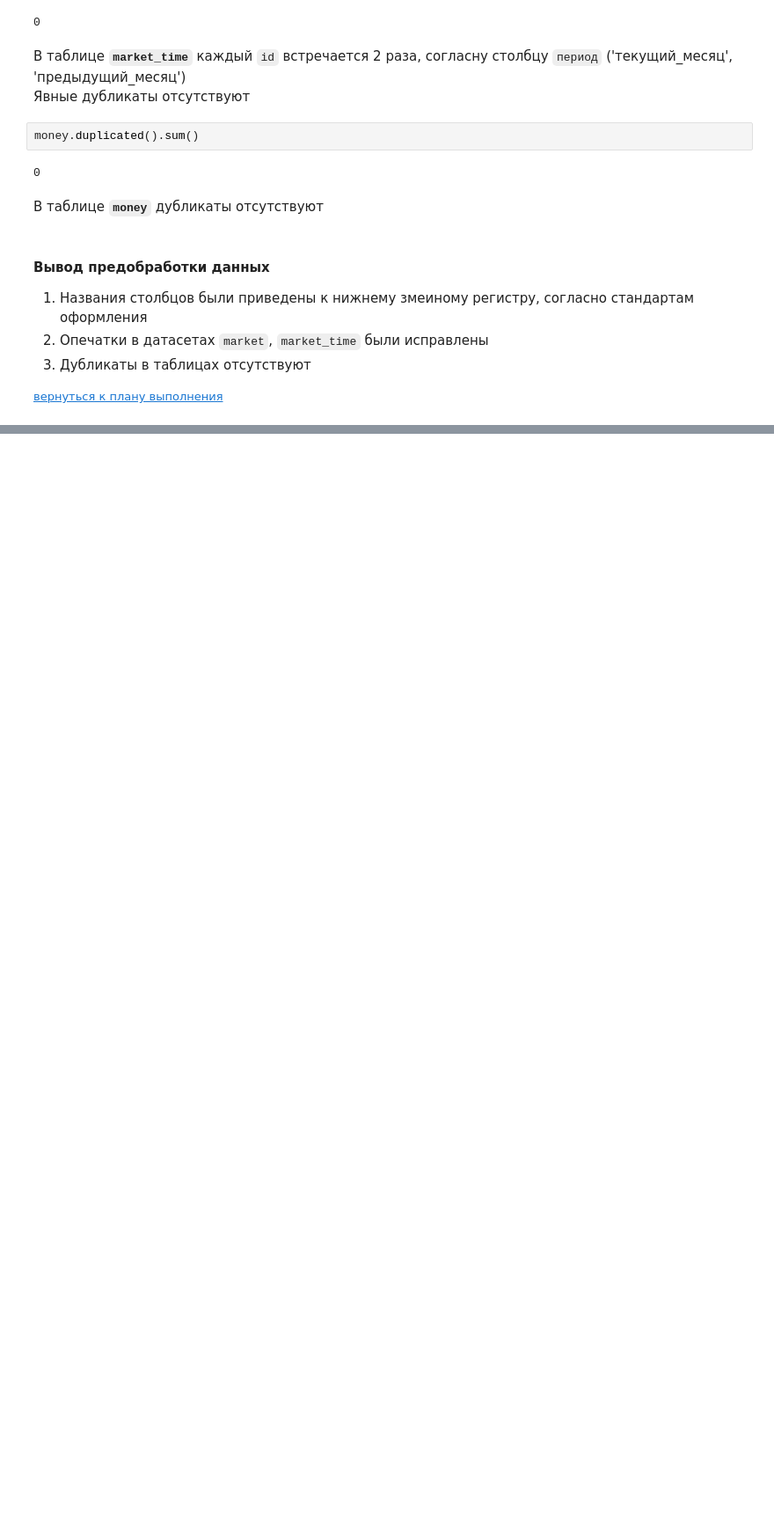
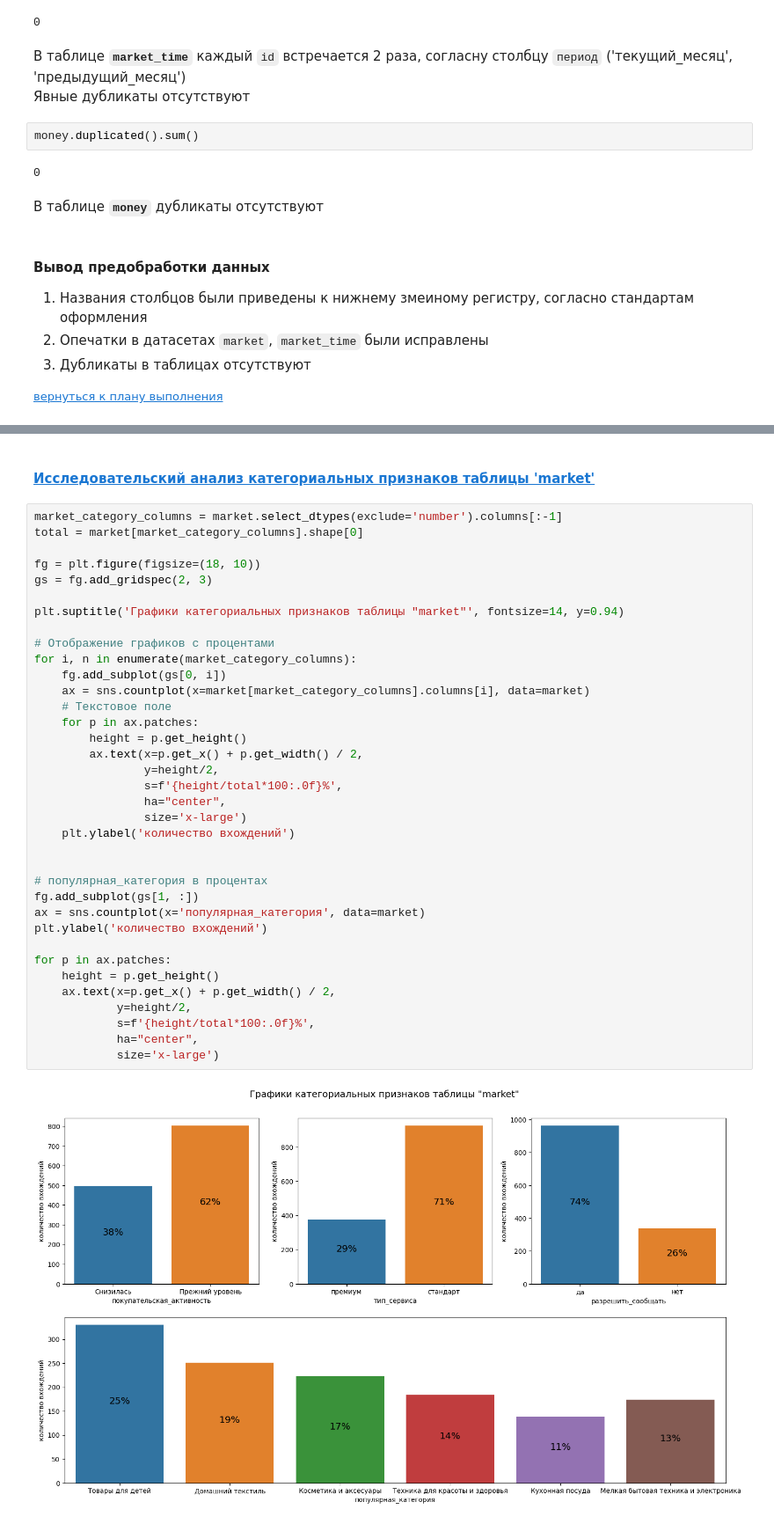
Before and after one commit to serguntsov/supervised_learning_one_click, a Jupyter notebook: market_one_click.ipynb, the cells around one changed output, grey strips where cells are left out. Shown: that part at 88% size. Saved outputs shown, nothing was run; the diff lists cells and outputs as text; blank space fills up the shorter version.

Commit message:
исследовательский_анализ_данных

```diff
--- a/market_one_click.ipynb
+++ b/market_one_click.ipynb
@@ -458,0 +515,40 @@ money.duplicated().sum()
+# %% [markdown]
+#### [Исследовательский анализ категориальных признаков таблицы 'market'](#task_3_plan_3) <a id='task_3_3'></a>
+# %%
+market_category_columns = market.select_dtypes(exclude='number').columns[:-1]
+total = market[market_category_columns].shape[0]
+
+fg = plt.figure(figsize=(18, 10))
+gs = fg.add_gridspec(2, 3)
+
+plt.suptitle('Графики категориальных признаков таблицы "market"', fontsize=14, y=0.94)
+
+# Отображение графиков с процентами
+for i, n in enumerate(market_category_columns):
+    fg.add_subplot(gs[0, i])
+    ax = sns.countplot(x=market[market_category_columns].columns[i], data=market)
+    # Текстовое поле
+    for p in ax.patches:
+        height = p.get_height()
+        ax.text(x=p.get_x() + p.get_width() / 2,
+                y=height/2,
+                s=f'{height/total*100:.0f}%',
+                ha="center",
+                size='x-large')
+    plt.ylabel('количество вхождений')
+
+
+# популярная_категория в процентах
+fg.add_subplot(gs[1, :])
+ax = sns.countplot(x='популярная_категория', data=market)
+plt.ylabel('количество вхождений')
+
+for p in ax.patches:
+    height = p.get_height()
+    ax.text(x=p.get_x() + p.get_width() / 2,
+            y=height/2,
+            s=f'{height/total*100:.0f}%',
+            ha="center",
+            size='x-large')
+# %% [output]
+[figure, added]
```
Also changed, not shown: parts of 43 cells of this notebook.
